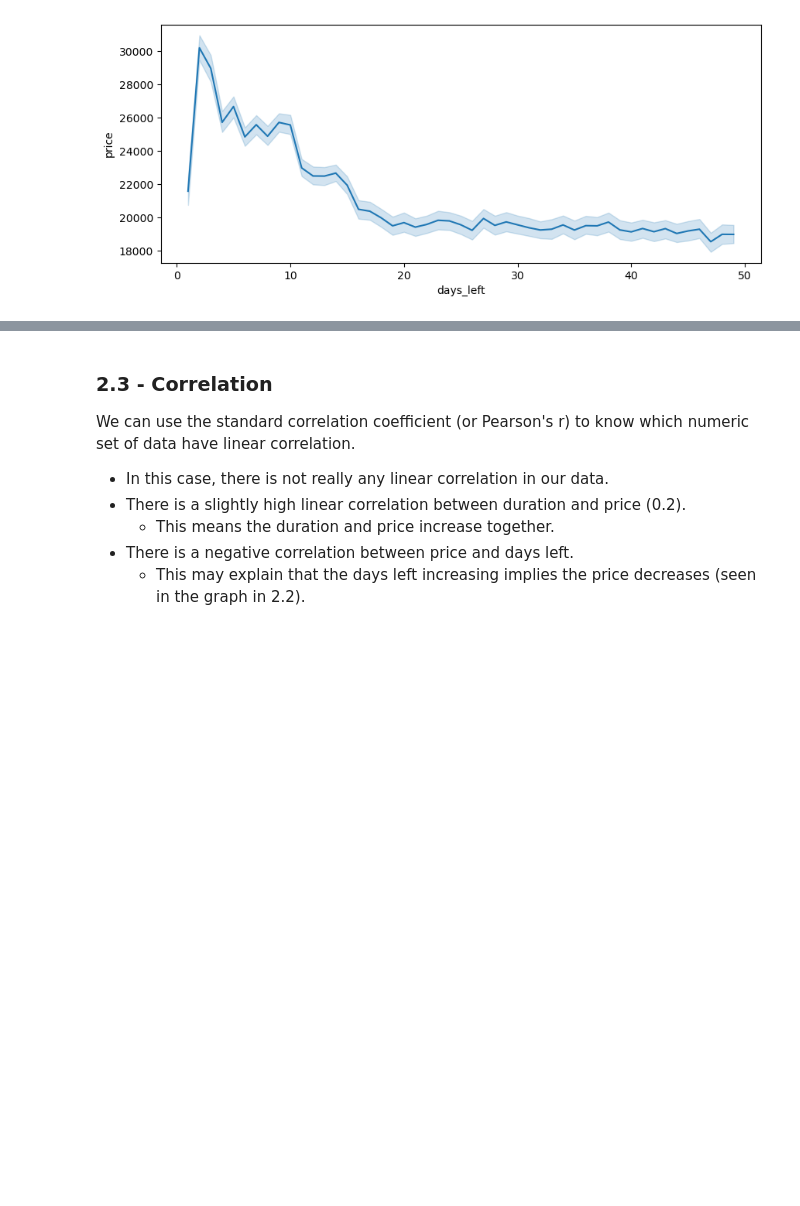
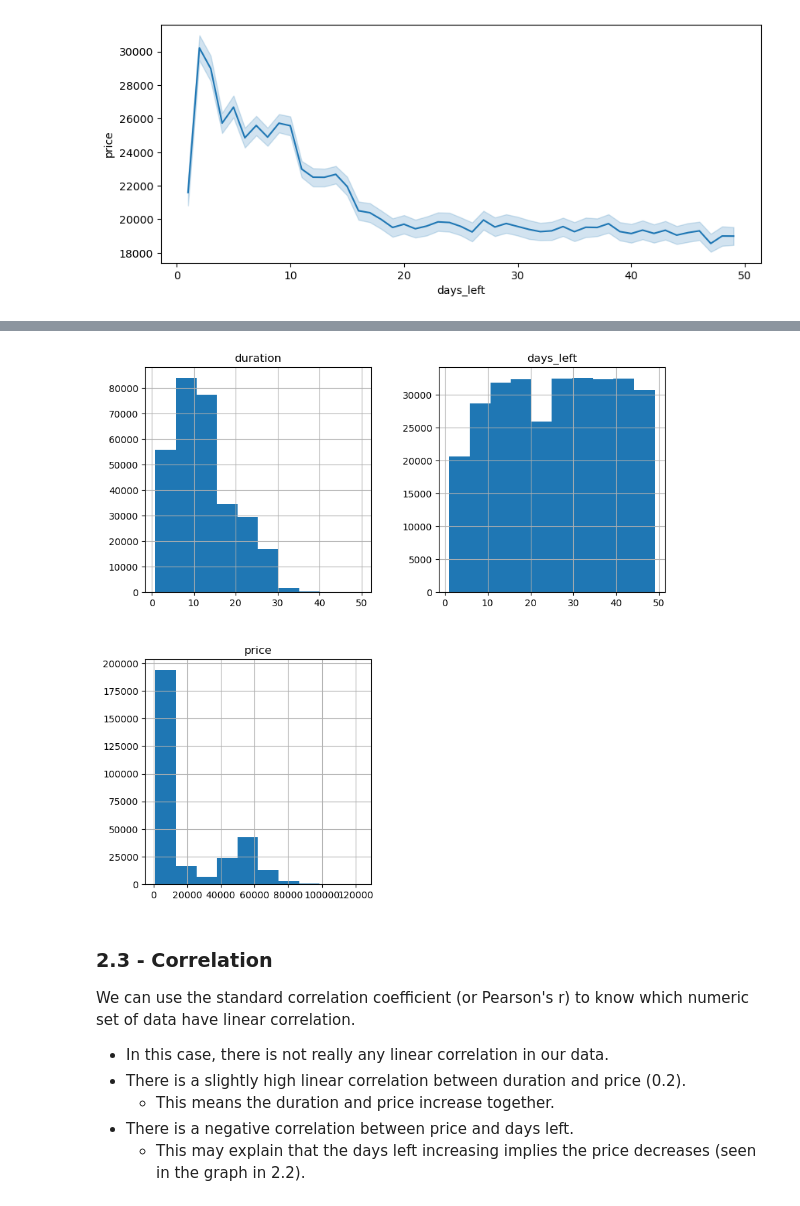
Before and after one commit to gharbarran-jhomar/flightdata, a Jupyter notebook: Flight_Price_Prediction.ipynb, the cells around one changed output, grey strips where cells are left out. Cells and saved outputs as stored; diff of their text form; code cells hidden in the pictures; blank space fills up the shorter version.

```diff
--- a/Flight_Price_Prediction.ipynb
+++ b/Flight_Price_Prediction.ipynb
@@ -215,3 +219,8 @@ plt.show()
+# %%
+flight_data.hist(figsize=(10, 10))
+plt.show()
+# %% [output]
+[figure, added]
 # %% [markdown]
 ### 2.3 - Correlation
 We can use the standard correlation coefficient (or Pearson's r) to know which numeric set of data have linear correlation.
```
Also changed, not shown: parts of 35 cells of this notebook.
